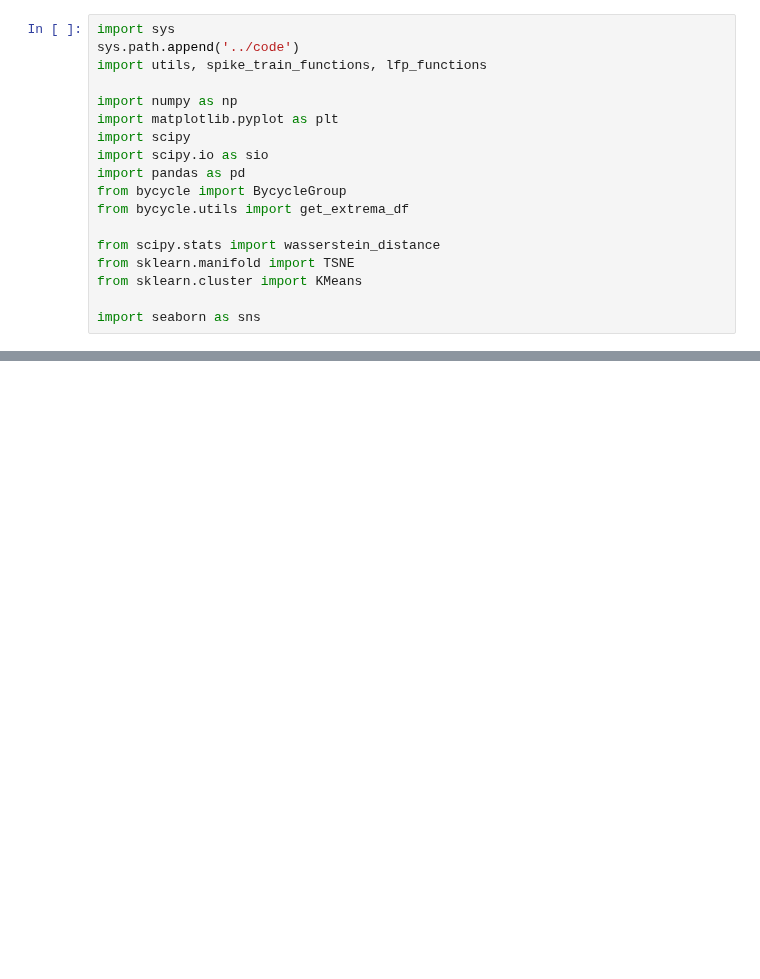
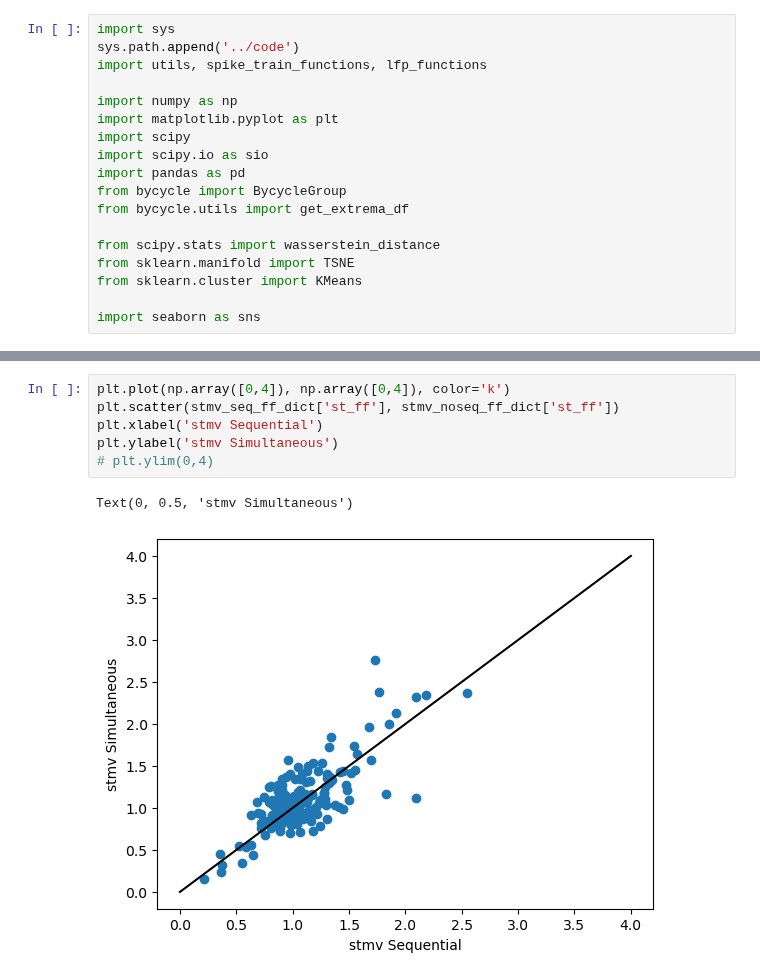
Before and after one commit to ntolley/spike_phase_maps, a Jupyter notebook: notebooks/process_beta_spikes.ipynb, the cells around one changed output, grey strips where cells are left out. Saved outputs shown, nothing was run; the diff lists cells and outputs as text; blank space fills up the shorter version.

```diff
--- a/notebooks/process_beta_spikes.ipynb
+++ b/notebooks/process_beta_spikes.ipynb
@@ -345,0 +471,9 @@ plt.tight_layout()
+# %%
+plt.plot(np.array([0,4]), np.array([0,4]), color='k')
+plt.scatter(stmv_seq_ff_dict['st_ff'], stmv_noseq_ff_dict['st_ff'])
+plt.xlabel('stmv Sequential')
+plt.ylabel('stmv Simultaneous')
+# plt.ylim(0,4)
+# %% [output]
+Text(0, 0.5, 'stmv Simultaneous')
+[figure, added]
```
Also changed, not shown: parts of 23 cells of this notebook.
